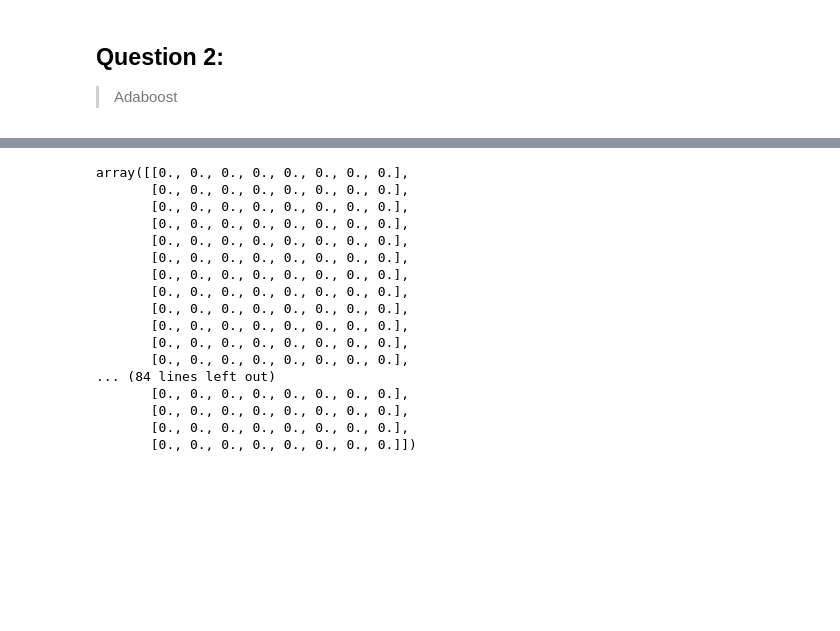
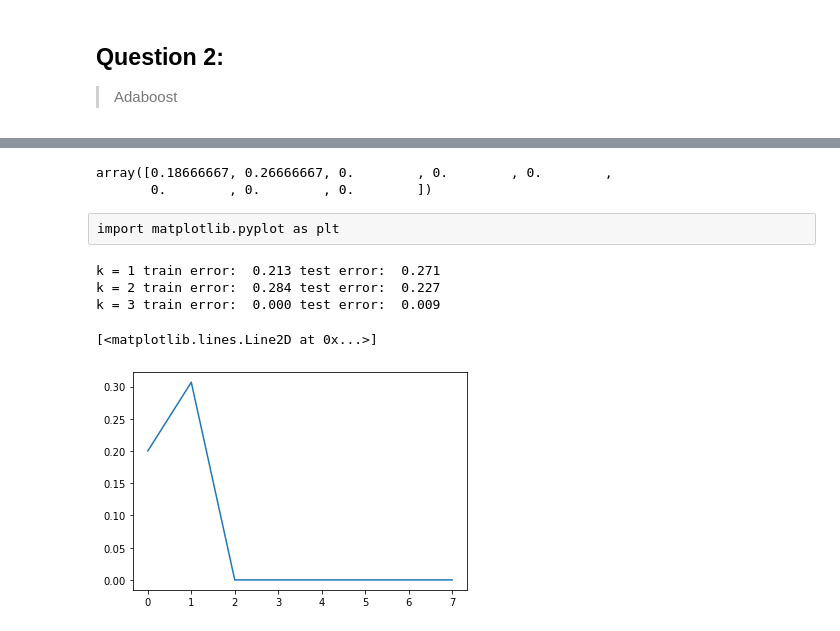
Before and after one commit to kggold4/machine-learning-assignments, a Jupyter notebook: adaboost.ipynb, the cells around one changed output, grey strips where cells are left out. Cells and saved outputs as stored; diff of their text form; code cells hidden in the pictures; blank space fills up the shorter version.

```diff
--- a/adaboost.ipynb
+++ b/adaboost.ipynb
@@ -7,25 +7,25 @@ import numpy as np
 import random
 # %%
 def read_data2():
-    points=[]
+    pnts=[]
     with open('data/four_circle.txt', 'r') as text:
         for line in text.readlines():
             _x, _y, _label = line.split()
             #lines.append(Line())
-            points.append(Point(float(_x),float(_y),int(_label)))
-    points=np.array(points)
-    lines=create_lines(points)
-    return points,lines
+            pnts.append(Point(float(_x),float(_y),int(_label)))
+    pnts=np.array(pnts)
+    rules=create_lines(pnts)
+    return pnts,rules
 
 def create_lines(points):
-    lines=[]
+    rules=[]
     for i in range(len(points)):
         p1=points[i]
         for j in range(i+1,len(points)):
             p2=points[j]
-            lines.append(Line(p1,p2,1))
-            lines.append(Line(p1,p2,-1))
-    return np.array(lines)
+            rules.append(Line(p1,p2,1))
+            rules.append(Line(p1,p2,-1))
+    return np.array(rules)
 
 def split_data(points: list):
     """
@@ -33,7 +33,7 @@ def split_data(points: list):
     :param points: list of data points
     :return: train & test groups.
     """
-    return train_test_split(points, test_size=0.5, random_state=42)
+    return train_test_split(points, test_size=0.5)
 # %%
 class Point:
     def __init__(self, x: float, y: float, label: int):
@@ -279,20 +242,24 @@ k = 8 train error:  0.233 test error:  0.273
 # %%
-train_errors
+train_errors[0,:]
 # %% [output]
-array([[0., 0., 0., 0., 0., 0., 0., 0.],
-       [0., 0., 0., 0., 0., 0., 0., 0.],
-       [0., 0., 0., 0., 0., 0., 0., 0.],
-       [0., 0., 0., 0., 0., 0., 0., 0.],
-       [0., 0., 0., 0., 0., 0., 0., 0.],
-       [0., 0., 0., 0., 0., 0., 0., 0.],
-       [0., 0., 0., 0., 0., 0., 0., 0.],
-       [0., 0., 0., 0., 0., 0., 0., 0.],
-       [0., 0., 0., 0., 0., 0., 0., 0.],
-       [0., 0., 0., 0., 0., 0., 0., 0.],
-       [0., 0., 0., 0., 0., 0., 0., 0.],
-       [0., 0., 0., 0., 0., 0., 0., 0.],
-... (84 lines left out)
-       [0., 0., 0., 0., 0., 0., 0., 0.],
-       [0., 0., 0., 0., 0., 0., 0., 0.],
-       [0., 0., 0., 0., 0., 0., 0., 0.],
-       [0., 0., 0., 0., 0., 0., 0., 0.]])
+array([0.18666667, 0.26666667, 0.        , 0.        , 0.        ,
+       0.        , 0.        , 0.        ])
+# %% [raw]
+import matplotlib.pyplot as plt
+# %%
+for c in range(3):
+    print(f"k = {c + 1}",
+          "train error: ", "%.3f" % np.mean(train_errors[:,c]),
+          "test error: ", "%.3f" % np.mean(test_errors[:,c]))
+# %% [output]
+k = 1 train error:  0.213 test error:  0.271
+k = 2 train error:  0.284 test error:  0.227
+k = 3 train error:  0.000 test error:  0.009
+# %%
+n=[]
+for i in range(8):
+    n.append(train_errors[2][i])
+plt.plot(n)
+# %% [output]
+[<matplotlib.lines.Line2D at 0x...>]
+[figure, added]
```
Also changed, not shown: parts of 8 cells of this notebook, 1 other file.
